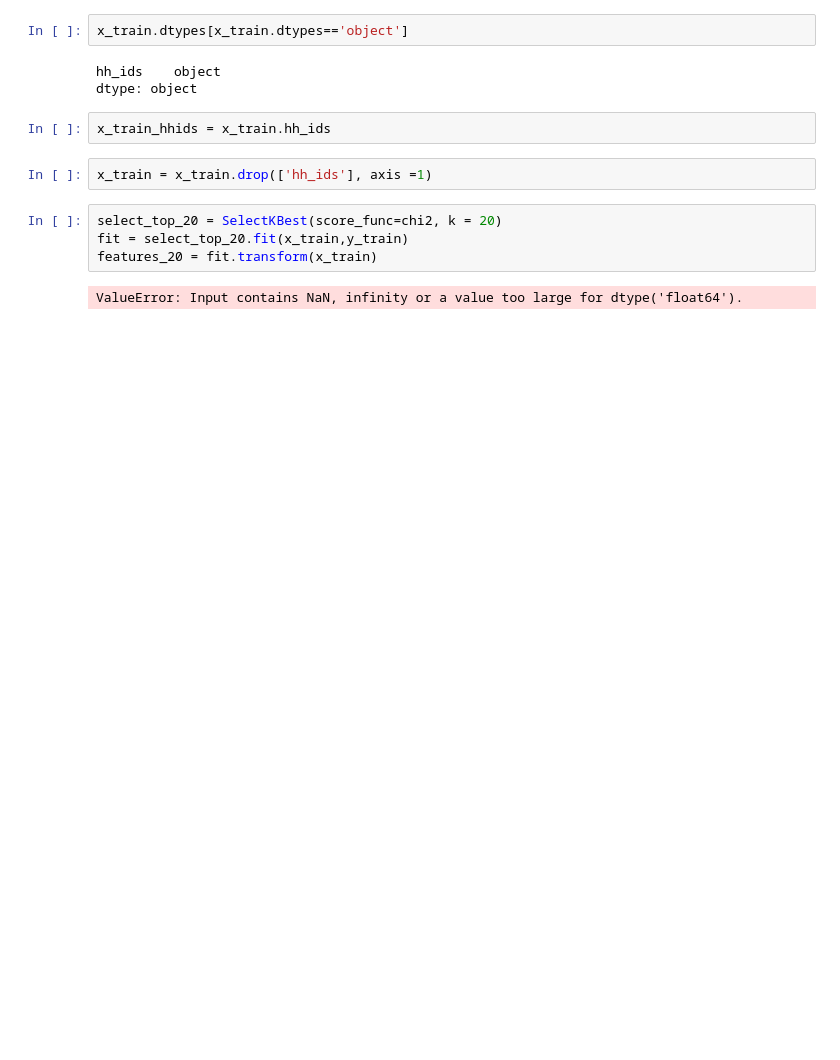
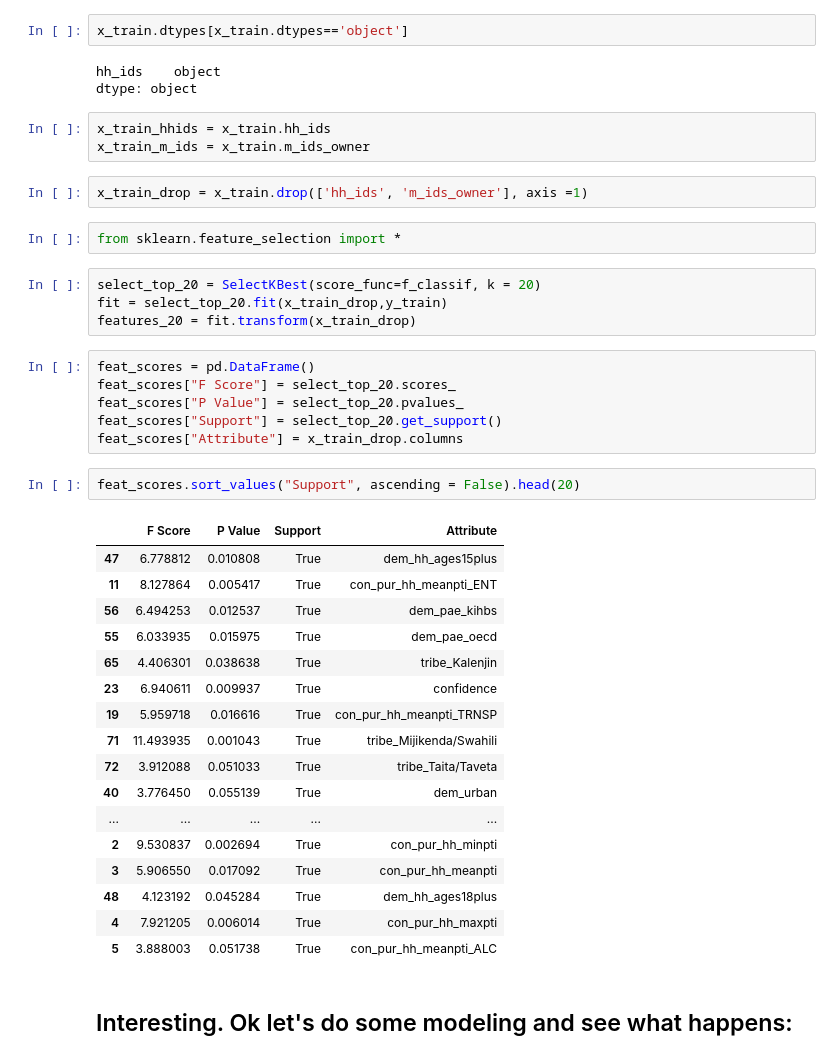
Before and after one commit to julclu/kenya_financial_diaries, a Jupyter notebook: analysis_final/7_MLexplore.ipynb, the cells around one changed output. Cells and saved outputs as stored; diff of their text form; blank space fills up the shorter version.

```diff
--- a/analysis_final/7_MLexplore.ipynb
+++ b/analysis_final/7_MLexplore.ipynb
@@ -215,11 +172,40 @@ hh_ids    object
 dtype: object
 # %%
 x_train_hhids = x_train.hh_ids
+x_train_m_ids = x_train.m_ids_owner
 # %%
-x_train = x_train.drop(['hh_ids'], axis =1)
+x_train_drop = x_train.drop(['hh_ids', 'm_ids_owner'], axis =1)
+# %%
+from sklearn.feature_selection import *
 # %%
-select_top_20 = SelectKBest(score_func=chi2, k = 20)
-fit = select_top_20.fit(x_train,y_train)
-features_20 = fit.transform(x_train)
+select_top_20 = SelectKBest(score_func=f_classif, k = 20)
+fit = select_top_20.fit(x_train_drop,y_train)
+features_20 = fit.transform(x_train_drop)
-# %% [output]
-ValueError: Input contains NaN, infinity or a value too large for dtype('float64').
+# %%
+feat_scores = pd.DataFrame()
+feat_scores["F Score"] = select_top_20.scores_
+feat_scores["P Value"] = select_top_20.pvalues_
+feat_scores["Support"] = select_top_20.get_support()
+feat_scores["Attribute"] = x_train_drop.columns
+# %%
+feat_scores.sort_values("Support", ascending = False).head(20)
+# %% [output]
+|  | F Score | P Value | Support | Attribute |
+| 47 | 6.778812 | 0.010808 | True | dem_hh_ages15plus |
+| 11 | 8.127864 | 0.005417 | True | con_pur_hh_meanpti_ENT |
+| 56 | 6.494253 | 0.012537 | True | dem_pae_kihbs |
+| 55 | 6.033935 | 0.015975 | True | dem_pae_oecd |
+| 65 | 4.406301 | 0.038638 | True | tribe_Kalenjin |
+| 23 | 6.940611 | 0.009937 | True | confidence |
+| 19 | 5.959718 | 0.016616 | True | con_pur_hh_meanpti_TRNSP |
+| 71 | 11.493935 | 0.001043 | True | tribe_Mijikenda/Swahili |
+| 72 | 3.912088 | 0.051033 | True | tribe_Taita/Taveta |
+| 40 | 3.776450 | 0.055139 | True | dem_urban |
+| ... | ... | ... | ... | ... |
+| 2 | 9.530837 | 0.002694 | True | con_pur_hh_minpti |
+| 3 | 5.906550 | 0.017092 | True | con_pur_hh_meanpti |
+| 48 | 4.123192 | 0.045284 | True | dem_hh_ages18plus |
+| 4 | 7.921205 | 0.006014 | True | con_pur_hh_maxpti |
+| 5 | 3.888003 | 0.051738 | True | con_pur_hh_meanpti_ALC |
+# %% [markdown]
+## Interesting. Ok let's do some modeling and see what happens:
```
Also changed, not shown: parts of 19 cells of this notebook.
